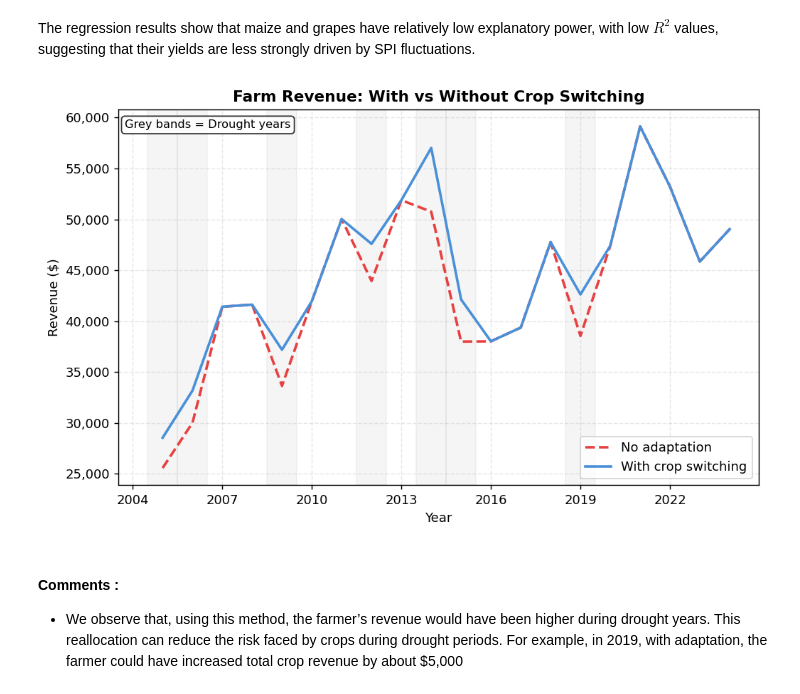
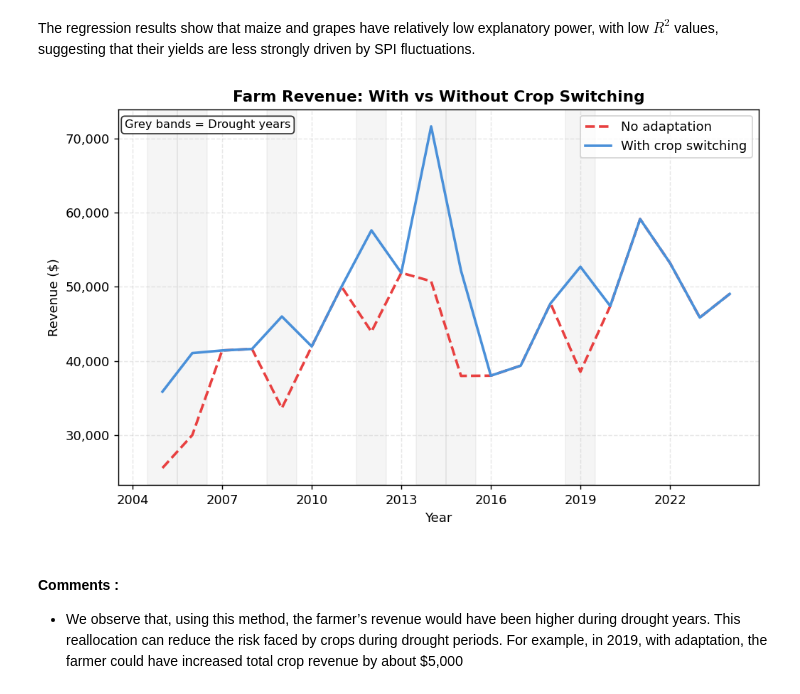
Before and after one commit to lochardi/GreenFinance, a Jupyter notebook: main.ipynb, the cells around one changed output. Saved outputs shown, nothing was run; the diff lists cells and outputs as text; code cells hidden in the pictures.

Commit message:
"modif last graph"

```diff
--- a/main.ipynb
+++ b/main.ipynb
@@ -1368,10 +1369,10 @@ weights = {"Grapes": 0.2, "Maize (corn)": 0.3, "Sunflower seed": 0.2, "Wheat": 0
 total = 20  # ha
 
 weights_crop_switching = {
-    "Grapes": 0.25,
-    "Maize (corn)": 0.30,
-    "Sunflower seed": 0.20,
-    "Wheat": 0.25
+    "Grapes": 0.35,
+    "Maize (corn)": 0.35,
+    "Sunflower seed": 0.15,
+    "Wheat": 0.15
 }
 
 # Yield total after crop switching
@@ -1459,34 +1460,34 @@ ax.plot(
 # Zones où adaptation activée
 for yr in df_revenue_with_and_without_adaptation.loc[
     df_revenue_with_and_without_adaptation["Crop_switching"], "date"
 ]:
     ax.axvspan(yr - 0.5, yr + 0.5, color="gray", alpha=0.08)
 
 ax.set_title("Farm Revenue: With vs Without Crop Switching", fontweight="bold")
 ax.set_xlabel("Year")
 ax.set_ylabel("Revenue ($)")
 ax.legend()
 ax.grid(alpha=0.3, linestyle="--")
 
 # Format axe Y
 ax.yaxis.set_major_formatter(FuncFormatter(lambda v, _: f"{v:,.0f}"))
 
 # Format axe X : années entières
 ax.xaxis.set_major_locator(MaxNLocator(integer=True))
 ax.xaxis.set_major_formatter(FuncFormatter(lambda x, _: f"{int(x)}"))
 
 ax.text(
     0.01, 0.95,
     'Grey bands = Drought years',
     transform=ax.transAxes,
     fontsize=9,
     bbox=dict(boxstyle="round,pad=0.3", facecolor="white", alpha=0.8)
 )
 
 plt.tight_layout()
 plt.show()
 # %% [output]
-[figure, old version]
+[figure, new version]
 # %% [markdown]
 #### Comments :
 
```
Also changed, not shown: parts of 1 cell of this notebook.
